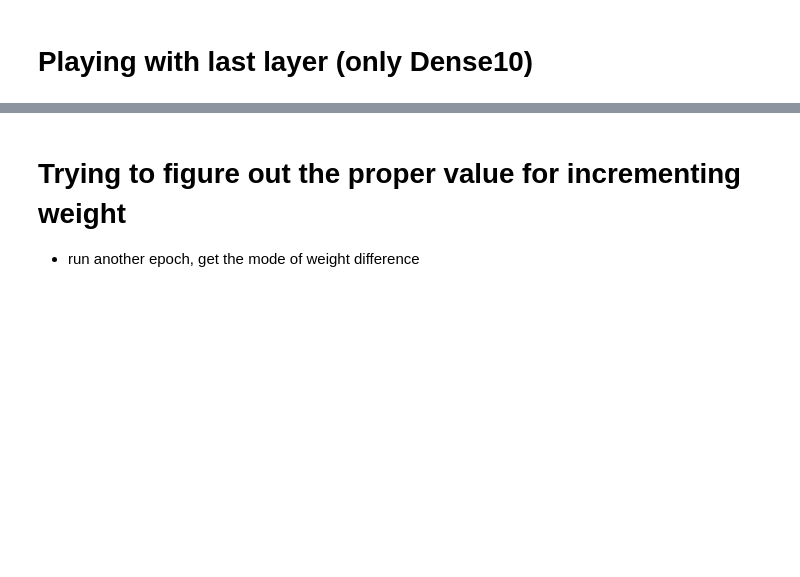
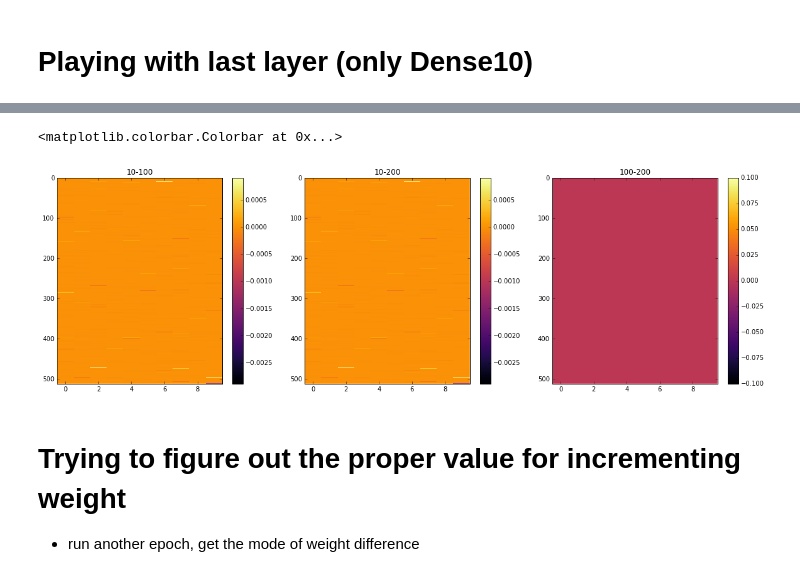
Before and after one commit to robroooh/ipynb_container, a Jupyter notebook: keras_mnist_mlp_1L.ipynb, the cells around one changed output, grey strips where cells are left out. Saved outputs shown, nothing was run; the diff lists cells and outputs as text; code cells hidden in the pictures; blank space fills up the shorter version.

```diff
--- a/keras_mnist_mlp_1L.ipynb
+++ b/keras_mnist_mlp_1L.ipynb
@@ -128,3 +329,22 @@ Train accuracy: 0.979
+# %%
+plt.figure(figsize=(20,20))
+plt.subplot(331)
+plt.imshow((l_diff/w_diff) - (l_diff100/w_diff100), cmap='inferno', aspect='auto', interpolation='none')
+plt.title('10-100')
+plt.colorbar()
+
+plt.subplot(332)
+plt.imshow((l_diff/w_diff) - (l_diff200/w_diff200), cmap='inferno', aspect='auto', interpolation='none')
+plt.title('10-200')
+plt.colorbar()
+
+plt.subplot(333)
+plt.imshow((l_diff100/w_diff100) - (l_diff200/w_diff200), cmap='inferno', aspect='auto', interpolation='none')
+plt.title('100-200')
+plt.colorbar()
+# %% [output]
+<matplotlib.colorbar.Colorbar at 0x...>
+[figure, added]
 # %% [markdown]
 # Trying to figure out the proper value for incrementing weight
  - run another epoch, get the mode of weight difference
```
Also changed, not shown: parts of 23 cells of this notebook.
